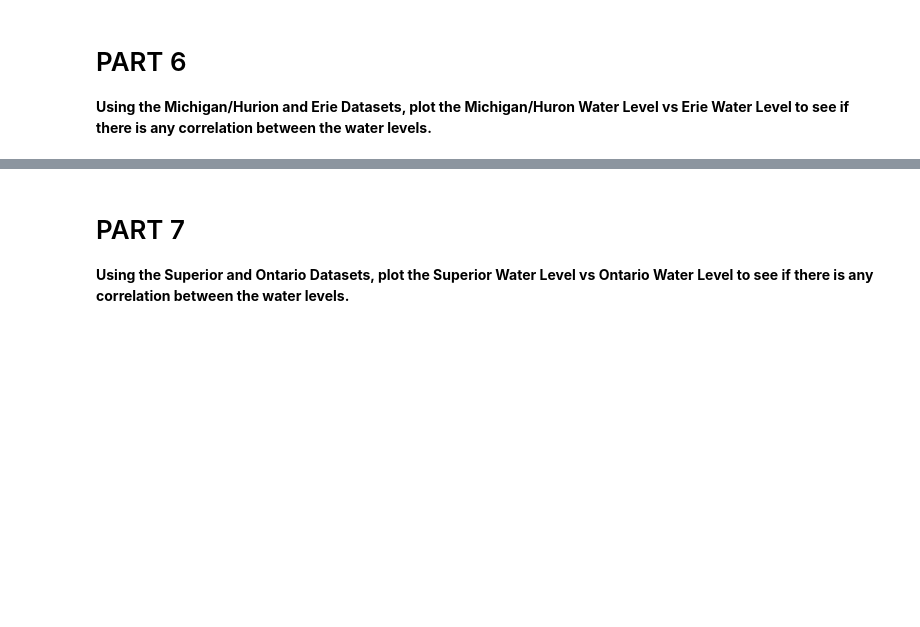
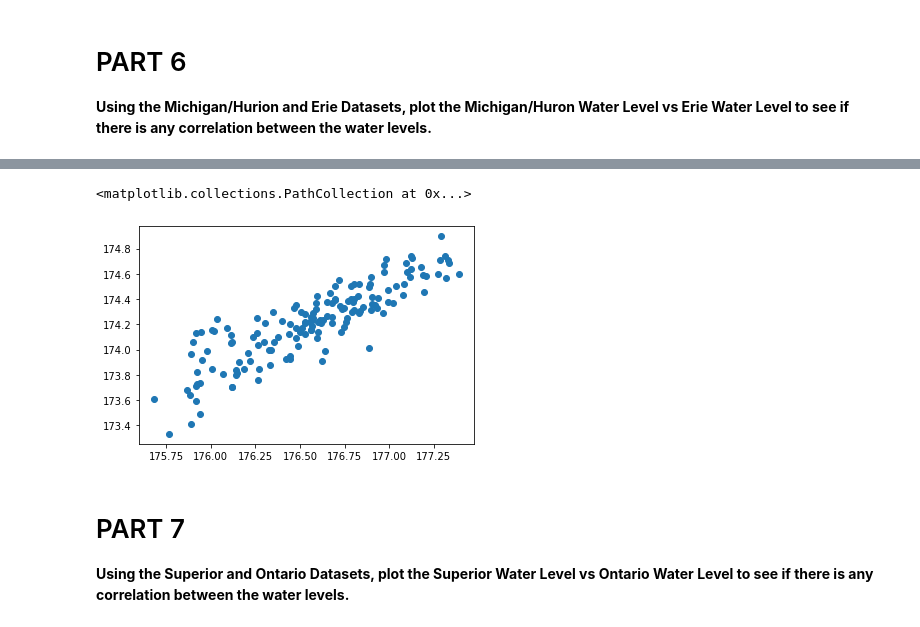
Before and after one commit to jaganna8/CMSE202_Git_Started, a Jupyter notebook: Great_Lakes_and_Grand_River.ipynb, the cells around one changed output, grey strips where cells are left out. Cells and saved outputs as stored; diff of their text form; code cells hidden in the pictures; blank space fills up the shorter version.

```diff
--- a/Great_Lakes_and_Grand_River.ipynb
+++ b/Great_Lakes_and_Grand_River.ipynb
@@ -85,0 +84,5 @@ plt.plot(time,average)
+# %%
+# Insert Code Here
+mich = pd.read_csv("data/mhu.csv")
+erie = pd.read_csv("data/eri.csv")
+erie
@@ -86,3 +103,10 @@ plt.plot(time,average)
+# %%
+mich_lev = mich['AnnAvg']
+erie_lev = erie['Unnamed: 1']
+plt.scatter(mich_lev,erie_lev)
+# %% [output]
+<matplotlib.collections.PathCollection at 0x...>
+[figure, added]
 # %% [markdown]
 # PART 7
 
```
Also changed, not shown: parts of 2 cells of this notebook.
